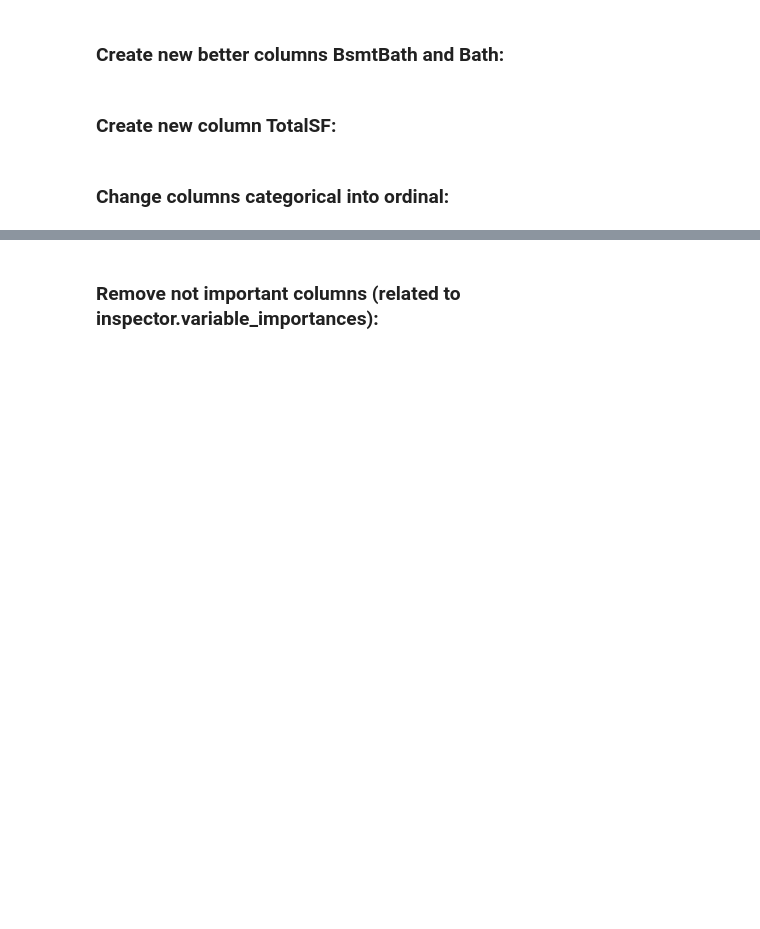
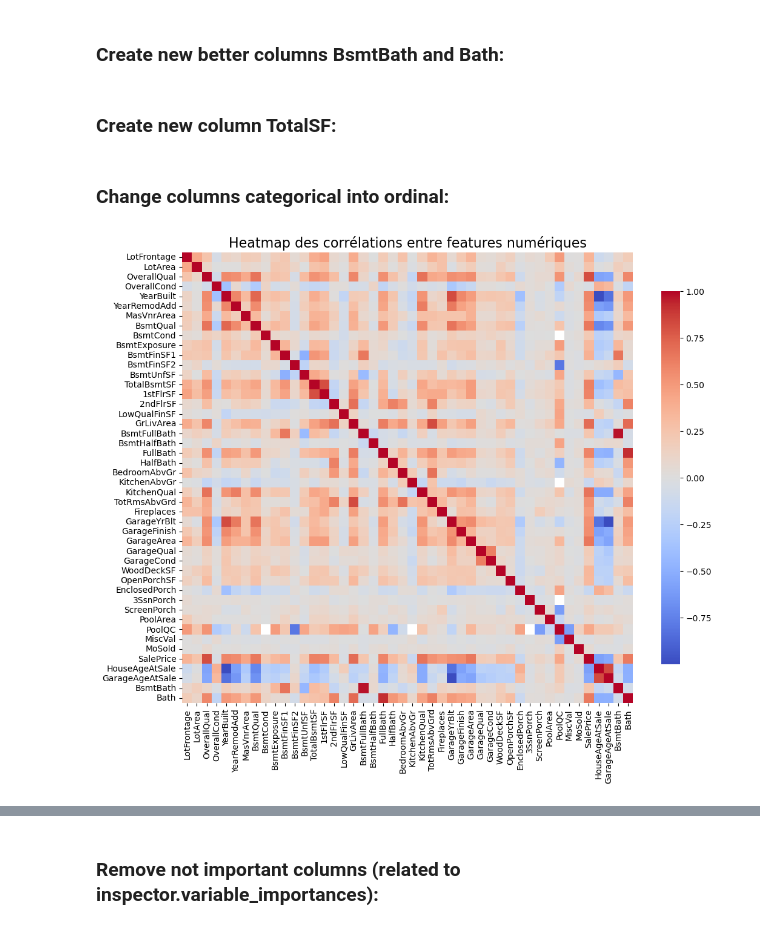
Before and after one commit to driksey/kaggle-house, a Jupyter notebook: notebooks/TFDF + XGBoost.ipynb, the cells around one changed output, grey strips where cells are left out. Cells and saved outputs as stored; diff of their text form; code cells hidden in the pictures; blank space fills up the shorter version.

```diff
--- a/notebooks/TFDF + XGBoost.ipynb
+++ b/notebooks/TFDF + XGBoost.ipynb
@@ -288,0 +289,20 @@ dataset_df["BsmtExposure"] = dataset_df["BsmtExposure"].replace(exposure_mapping
+# %%
+numerical_cols = dataset_df.select_dtypes(include=['int64', 'float64']).columns
+df_num = dataset_df[numerical_cols]
+# Calculer la matrice de corrélation
+corr_matrix = df_num.corr()
+
+# Afficher la heatmap
+plt.figure(figsize=(12, 10))
+sns.heatmap(
+    corr_matrix,
+    # annot=True,        # affiche les valeurs
+    fmt=".2f",         # format des valeurs
+    cmap="coolwarm",   # palette de couleurs
+    square=True,       # cellules carrées
+    cbar_kws={"shrink": 0.8}  # taille de la barre de couleur
+)
+plt.title("Heatmap des corrélations entre features numériques", fontsize=16)
+plt.show()
+# %% [output]
+[figure, added]
```
Also changed, not shown: parts of 20 cells of this notebook, 4 other files.
